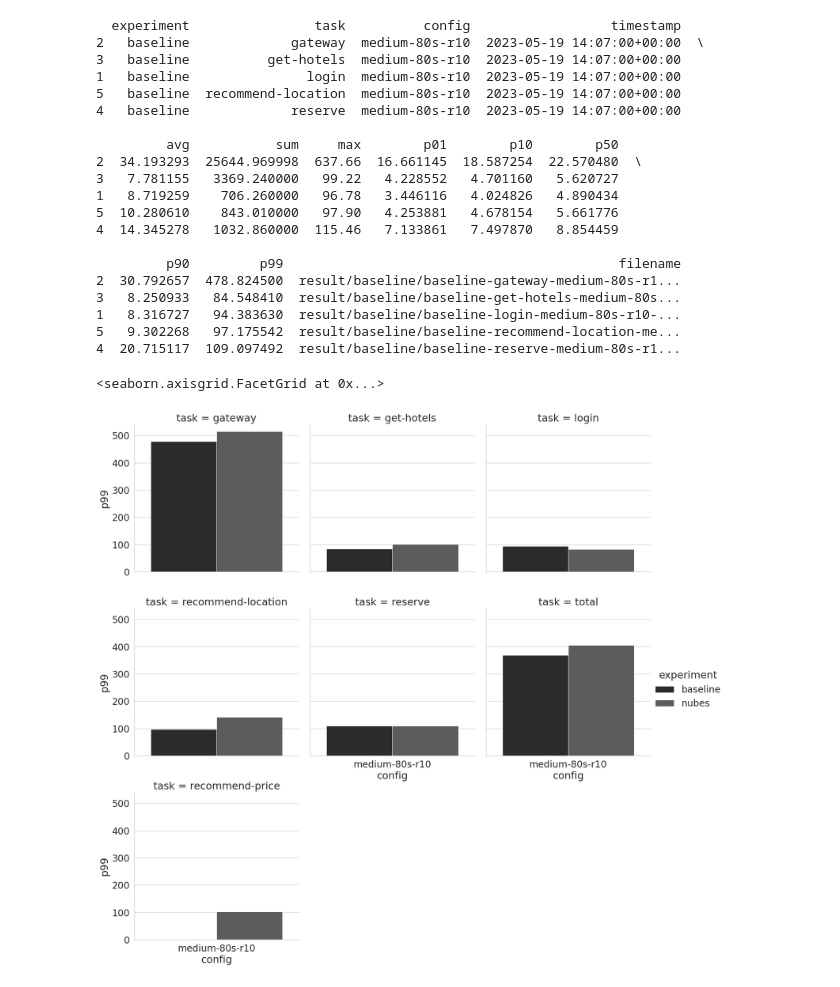
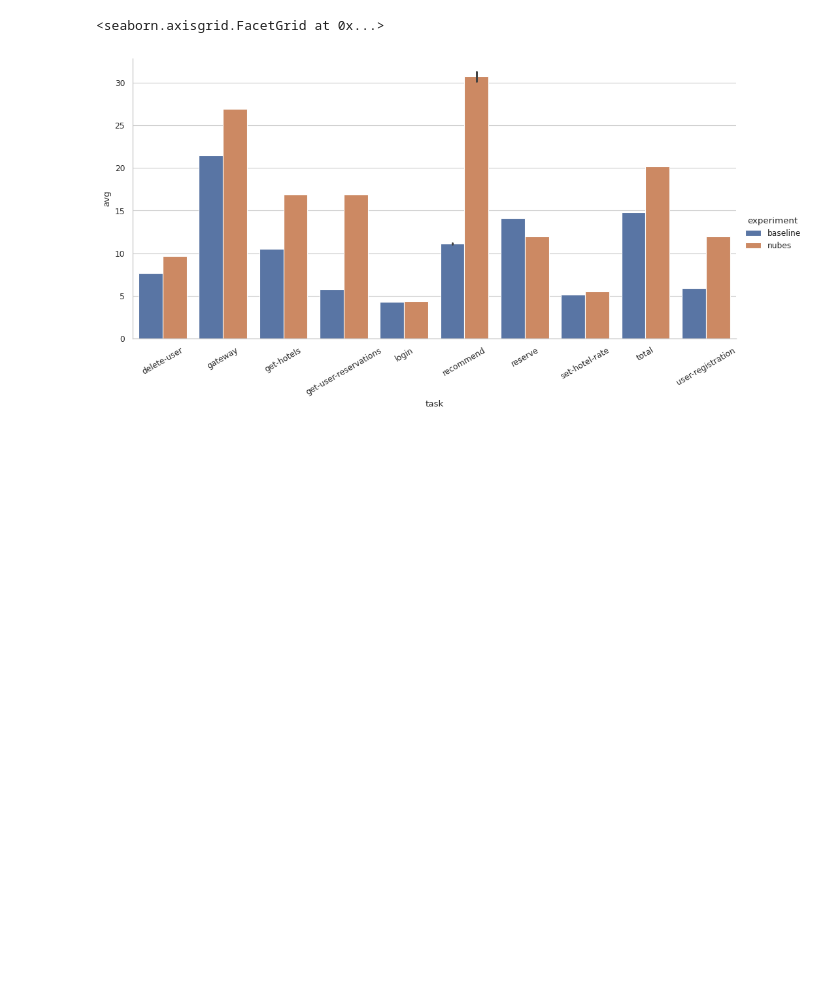
Before and after one commit to Astenna/Nubes, a Jupyter notebook: evaluation/scripts/plot.ipynb, the cells around one changed output. Drawn from its saved outputs; the diff is of its cells as text; code cells hidden in the pictures; blank space fills up the shorter version.

```diff
--- a/evaluation/scripts/plot.ipynb
+++ b/evaluation/scripts/plot.ipynb
@@ -1,58 +1,43 @@
 # %%
+import matplotlib.pyplot as plt
 import seaborn as sns
 import pandas as pd
 import glob
 
-sns.set_theme(context='paper', style='whitegrid', palette="Greys_r", font_scale=2)
+sns.set_theme(context='paper', style='whitegrid', font_scale=1)
 # %%
-config="medium-80s-*"
+config="medium-330s-*"
 experiment="*"
 metric="duration"
-statistic="p99"
+statistic="avg"
 
 g = f"result/{experiment}/*-{config}-{metric}.csv"
 
 # Create an empty list to store individual dataframes
 dataframes = []
 
 # Iterate over each CSV file using glob
 for file in glob.glob(g):
     # Read the CSV file into a dataframe
     df = pd.read_csv(file)
     # Add a new column with the filename
     df['filename'] = file
 
     df = df.iloc[-2:-1]
 
     # Append the dataframe to the list
     dataframes.append(df)
 
 # Concatenate all dataframes into a single dataframe
 df = pd.concat(dataframes, ignore_index=True)
 df = df.sort_values(["experiment", "task"])
 
-print(df.head())
-sns.catplot(data=df, x="config", y=statistic, col="task", col_wrap=3, hue="experiment", kind="bar")
+# print(df.head())
+g = sns.catplot(data=df, x="task", y=statistic, hue="experiment", kind="bar", aspect=2)
+g.set_titles(template="")
+g.set_xticklabels(rotation=30)
+
+# plt.tight_layout()
 # %% [output]
-  experiment                task          config                  timestamp
-2   baseline             gateway  medium-80s-r10  2023-05-19 14:07:00+00:00  \
-3   baseline          get-hotels  medium-80s-r10  2023-05-19 14:07:00+00:00
-1   baseline               login  medium-80s-r10  2023-05-19 14:07:00+00:00
-5   baseline  recommend-location  medium-80s-r10  2023-05-19 14:07:00+00:00
-4   baseline             reserve  medium-80s-r10  2023-05-19 14:07:00+00:00
-
-         avg           sum     max        p01        p10        p50
-2  34.193293  25644.969998  637.66  16.661145  18.587254  22.570480  \
-3   7.781155   3369.240000   99.22   4.228552   4.701160   5.620727
-1   8.719259    706.260000   96.78   3.446116   4.024826   4.890434
-5  10.280610    843.010000   97.90   4.253881   4.678154   5.661776
-4  14.345278   1032.860000  115.46   7.133861   7.497870   8.854459
-
-         p90         p99                                           filename
-2  30.792657  478.824500  result/baseline/baseline-gateway-medium-80s-r1...
-3   8.250933   84.548410  result/baseline/baseline-get-hotels-medium-80s...
-1   8.316727   94.383630  result/baseline/baseline-login-medium-80s-r10-...
-5   9.302268   97.175542  result/baseline/baseline-recommend-location-me...
-4  20.715117  109.097492  result/baseline/baseline-reserve-medium-80s-r1...
+<seaborn.axisgrid.FacetGrid at 0x...>
-<seaborn.axisgrid.FacetGrid at 0x...>
-[figure, old version]
+[figure, new version]
```
Also changed, not shown: parts of 5 cells of this notebook, 7 other files.
